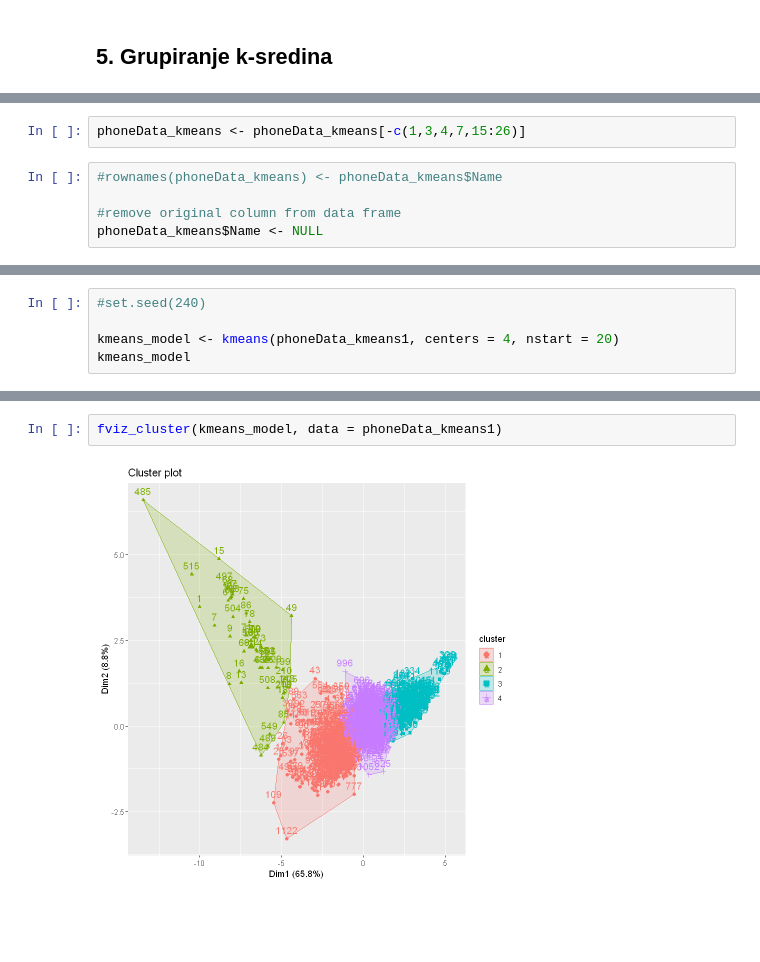
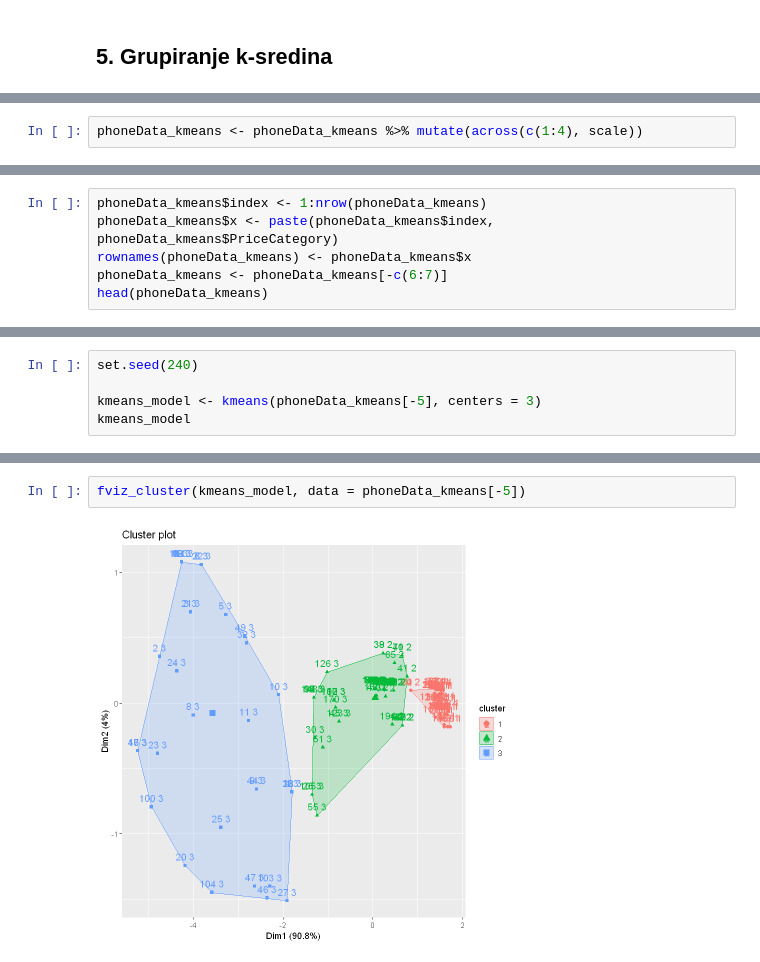
Before and after one commit to IvanVinski/dap-projekt, a Jupyter notebook: projekt.ipynb, the cells around one changed output, grey strips where cells are left out. Saved outputs shown, nothing was run; the diff lists cells and outputs as text; blank space fills up the shorter version.

```diff
--- a/projekt.ipynb
+++ b/projekt.ipynb
@@ -517,7 +514,2 @@ names(phoneData_kmeans)
 # %%
-phoneData_kmeans <- phoneData_kmeans[-c(1,3,4,7,15:26)]
+phoneData_kmeans <- phoneData_kmeans %>% mutate(across(c(1:4), scale))
-# %%
-#rownames(phoneData_kmeans) <- phoneData_kmeans$Name
-
-#remove original column from data frame
-phoneData_kmeans$Name <- NULL
@@ -529,0 +516,6 @@ names(phoneData_kmeans)
+# %%
+phoneData_kmeans$index <- 1:nrow(phoneData_kmeans)
+phoneData_kmeans$x <- paste(phoneData_kmeans$index, phoneData_kmeans$PriceCategory)
+rownames(phoneData_kmeans) <- phoneData_kmeans$x
+phoneData_kmeans <- phoneData_kmeans[-c(6:7)]
+head(phoneData_kmeans)
@@ -540,6 +536,6 @@ phoneData_kmeans1 <- phoneData_kmeans[-10] %>% mutate_all(as.numeric)
 # %%
-#set.seed(240)
+set.seed(240)
 
-kmeans_model <- kmeans(phoneData_kmeans1, centers = 4, nstart = 20)
+kmeans_model <- kmeans(phoneData_kmeans[-5], centers = 3)
 kmeans_model
 # %% [output]
@@ -569,5 +572,5 @@ clusplot(phoneData_kmeans1, kmeans_model$cluster, color=T, shade=T)
 # %%
-fviz_cluster(kmeans_model, data = phoneData_kmeans1)
+fviz_cluster(kmeans_model, data = phoneData_kmeans[-5])
 # %% [output]
-[figure, old version]
+[figure, new version]
 # %%
```
Also changed, not shown: parts of 41 cells of this notebook.
